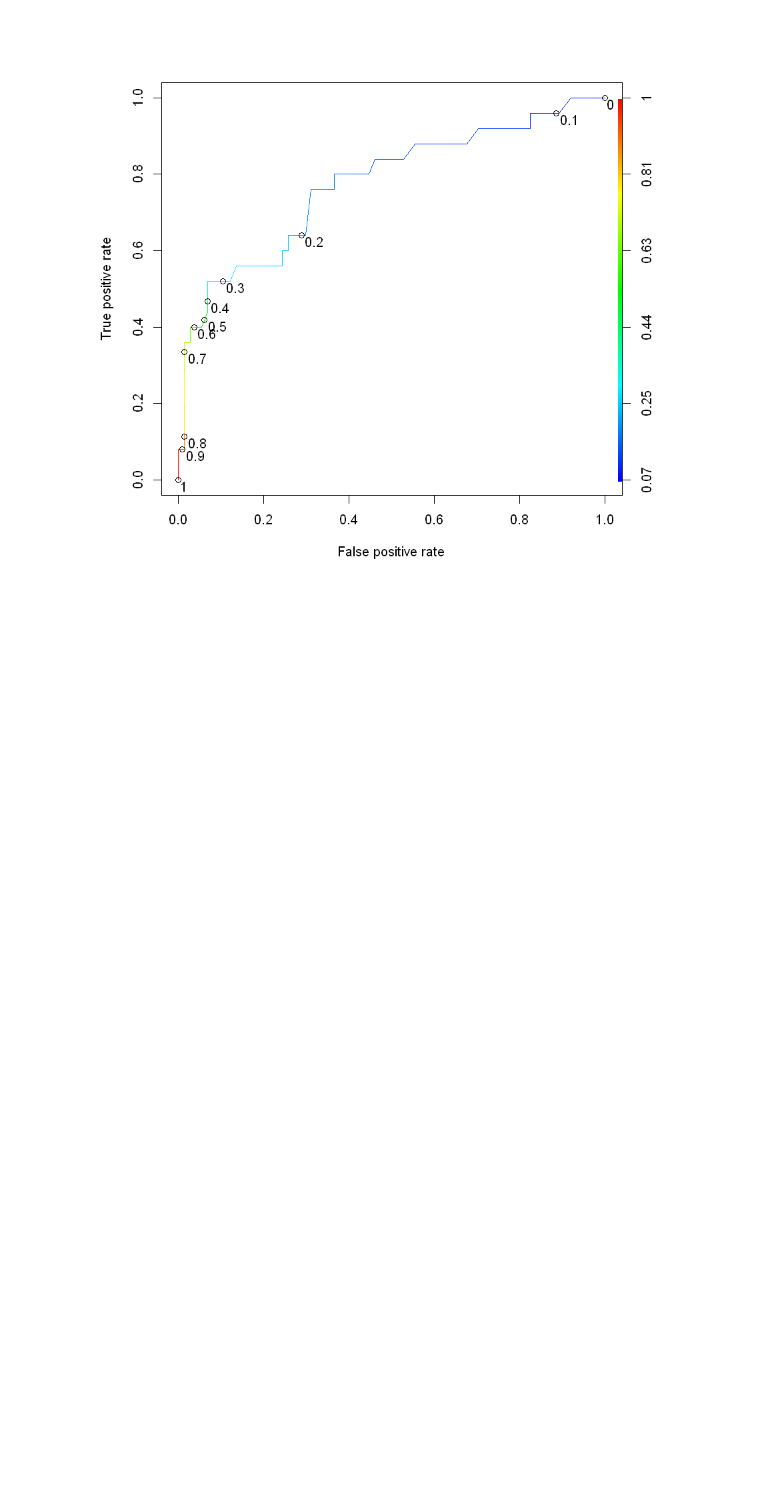
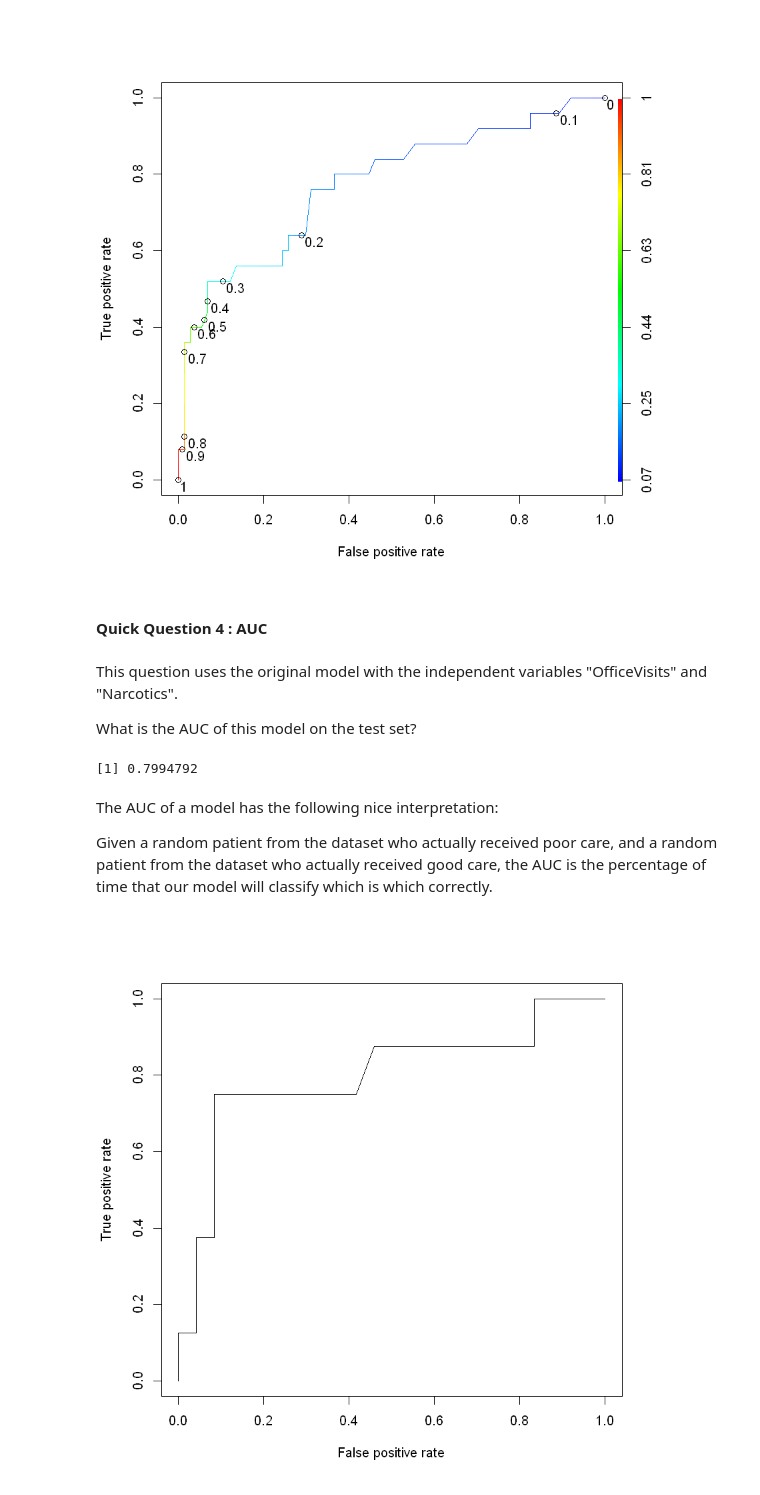
Before and after one commit to Mehdi-H/MITx-15.071x-The-Analytics-Edge---Homework-Assignments, a Jupyter notebook: 3 - Logistic Regression/course/Modeling the Expert, an introduction to Logistic Regression.ipynb, the cells around one changed output. Cells and saved outputs as stored; diff of their text form; code cells hidden in the pictures; blank space fills up the shorter version.

```diff
--- a/3 - Logistic Regression/course/Unit 3 - Logistic regression.ipynb
+++ b/3 - Logistic Regression/course/Modeling the Expert, an introduction to Logistic Regression.ipynb
@@ -372,3 +372,27 @@ ROCRperf <- performance(ROCRpred, "tpr", "fpr")  # true positive rate, false pro
 plot(ROCRperf, colorize=TRUE, print.cutoffs.at=seq(0,1,0.1), text.adj=c(-0.2,1.7))
 # %% [output]
 [figure]
+# %% [markdown]
+#### Quick Question 4 : AUC
+# %% [markdown]
+This question uses the original model with the independent variables "OfficeVisits" and "Narcotics".
+
+What is the AUC of this model on the test set?
+# %%
+predictTest = predict(QualityLog, type="response", newdata=qualityTest)
+
+ROCRpredTest = prediction(predictTest, qualityTest$PoorCare)
+
+auc = as.numeric(performance(ROCRpredTest, "auc")@y.values)
+# %%
+print(auc)
+# %% [output]
+[1] 0.7994792
+# %% [markdown]
+The AUC of a model has the following nice interpretation:
+
+Given a random patient from the dataset who actually received poor care, and a random patient from the dataset who actually received good care, the AUC is the percentage of time that our model will classify which is which correctly.
+# %%
+plot(performance(ROCRpredTest, "tpr", "fpr"))
+# %% [output]
+[figure, added]
```
Also changed, not shown: parts of 1 cell of this notebook.
